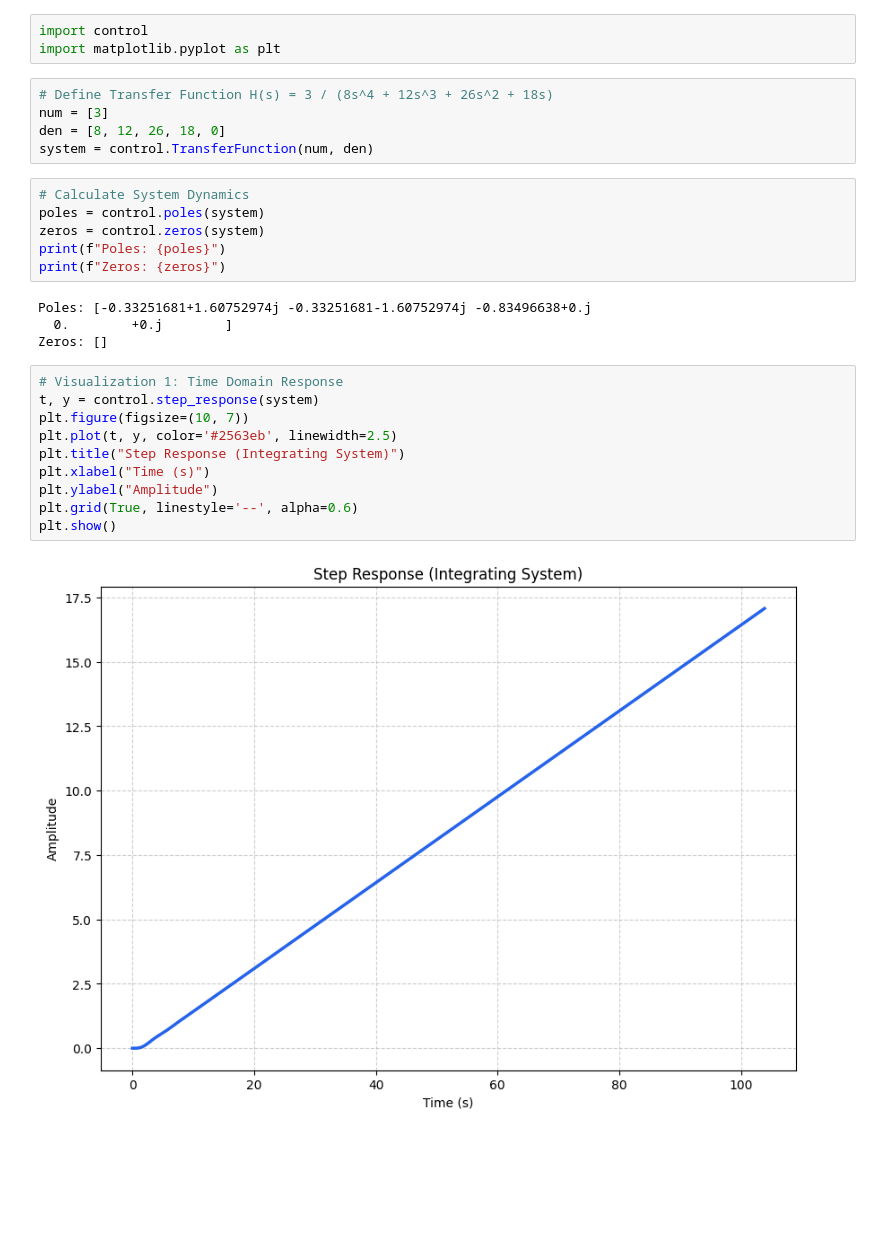
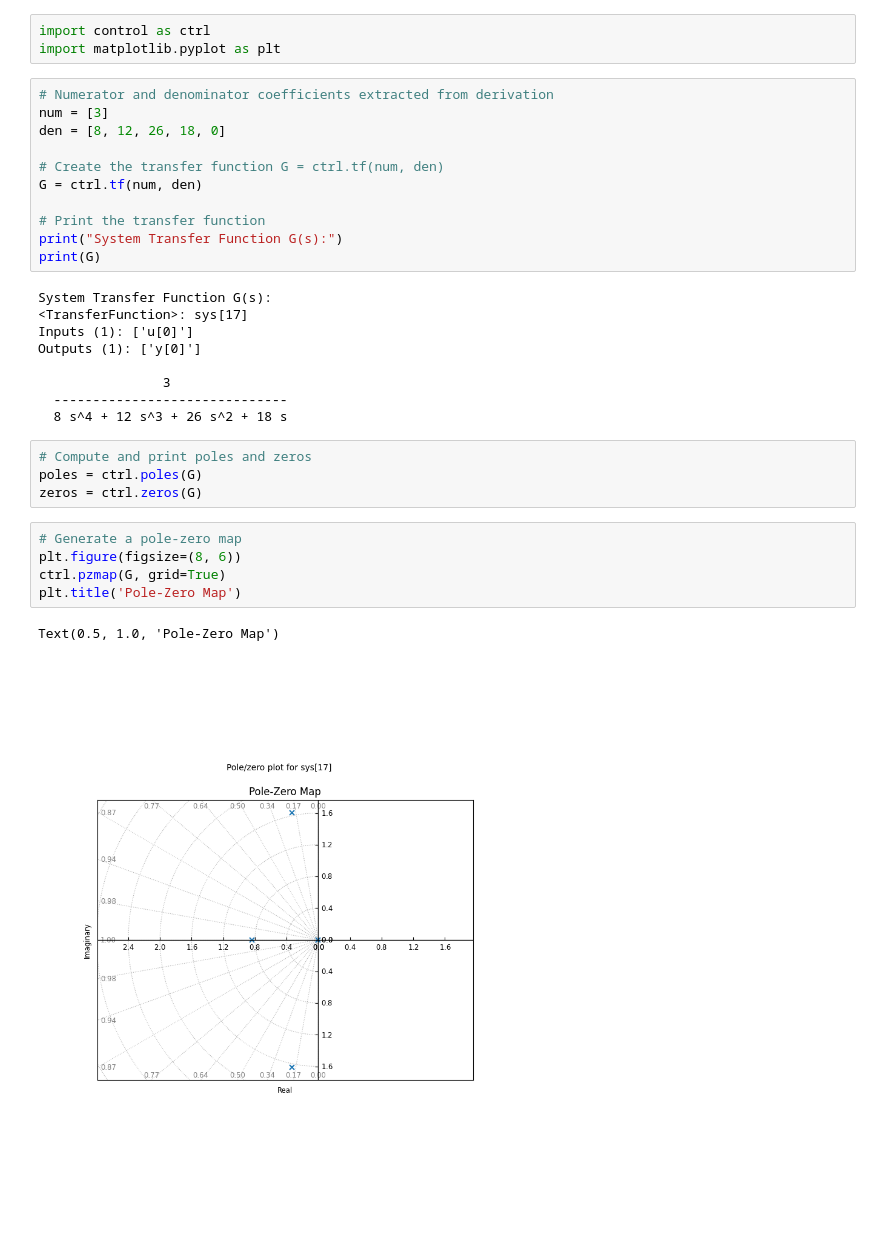
Before and after one commit to KIEL0T/ControlSystems, a Jupyter notebook: MidtermExam/Problem3.ipynb, the cells around one changed output. Cells and saved outputs as stored; diff of their text form; blank space fills up the shorter version.

```diff
--- a/MidtermExam/Problem3.ipynb
+++ b/MidtermExam/Problem3.ipynb
@@ -1,31 +1,36 @@
 # %%
-import control
+import control as ctrl
 import matplotlib.pyplot as plt
 # %%
-# Define Transfer Function H(s) = 3 / (8s^4 + 12s^3 + 26s^2 + 18s)
+# Numerator and denominator coefficients extracted from derivation
 num = [3]
 den = [8, 12, 26, 18, 0]
-system = control.TransferFunction(num, den)
+
+# Create the transfer function G = ctrl.tf(num, den)
+G = ctrl.tf(num, den)
+
+# Print the transfer function
+print("System Transfer Function G(s):")
+print(G)
+# %% [output]
+System Transfer Function G(s):
+<TransferFunction>: sys[17]
+Inputs (1): ['u[0]']
+Outputs (1): ['y[0]']
+
+                3
+  ------------------------------
+  8 s^4 + 12 s^3 + 26 s^2 + 18 s
 # %%
-# Calculate System Dynamics
-poles = control.poles(system)
-zeros = control.zeros(system)
-print(f"Poles: {poles}")
-print(f"Zeros: {zeros}")
+# Compute and print poles and zeros
+poles = ctrl.poles(G)
+zeros = ctrl.zeros(G)
-# %% [output]
-Poles: [-0.33251681+1.60752974j -0.33251681-1.60752974j -0.83496638+0.j
-  0.        +0.j        ]
-Zeros: []
 # %%
-# Visualization 1: Time Domain Response
-t, y = control.step_response(system)
-plt.figure(figsize=(10, 7))
-plt.plot(t, y, color='#2563eb', linewidth=2.5)
-plt.title("Step Response (Integrating System)")
-plt.xlabel("Time (s)")
-plt.ylabel("Amplitude")
-plt.grid(True, linestyle='--', alpha=0.6)
-plt.show()
+# Generate a pole-zero map
+plt.figure(figsize=(8, 6))
+ctrl.pzmap(G, grid=True)
+plt.title('Pole-Zero Map')
 # %% [output]
+Text(0.5, 1.0, 'Pole-Zero Map')
-[figure, old version]
+[figure, new version]
 # %%
```
Also changed, not shown: parts of 1 cell of this notebook, 2 other files.
